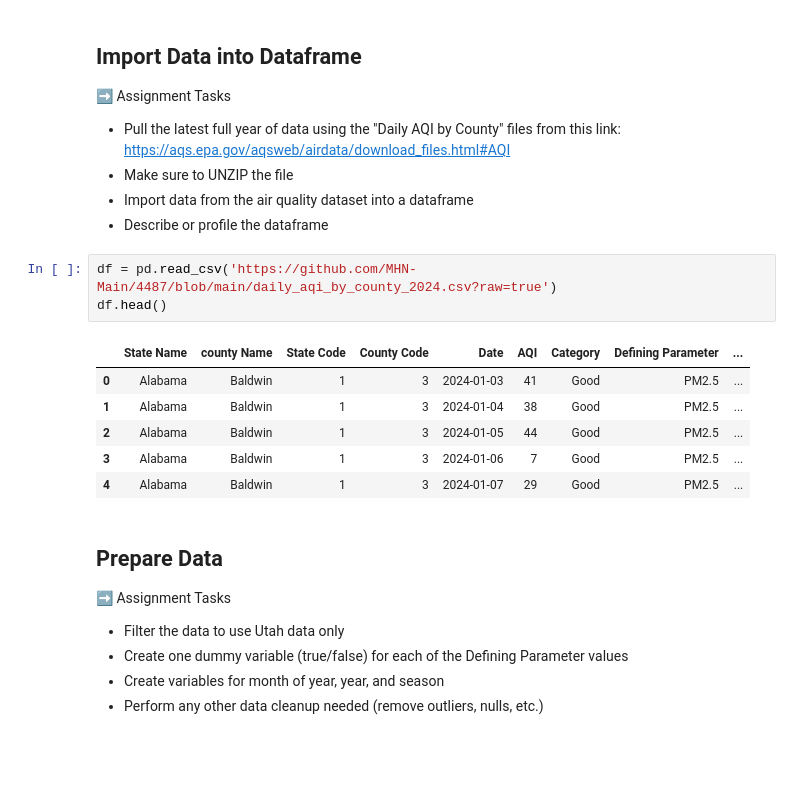
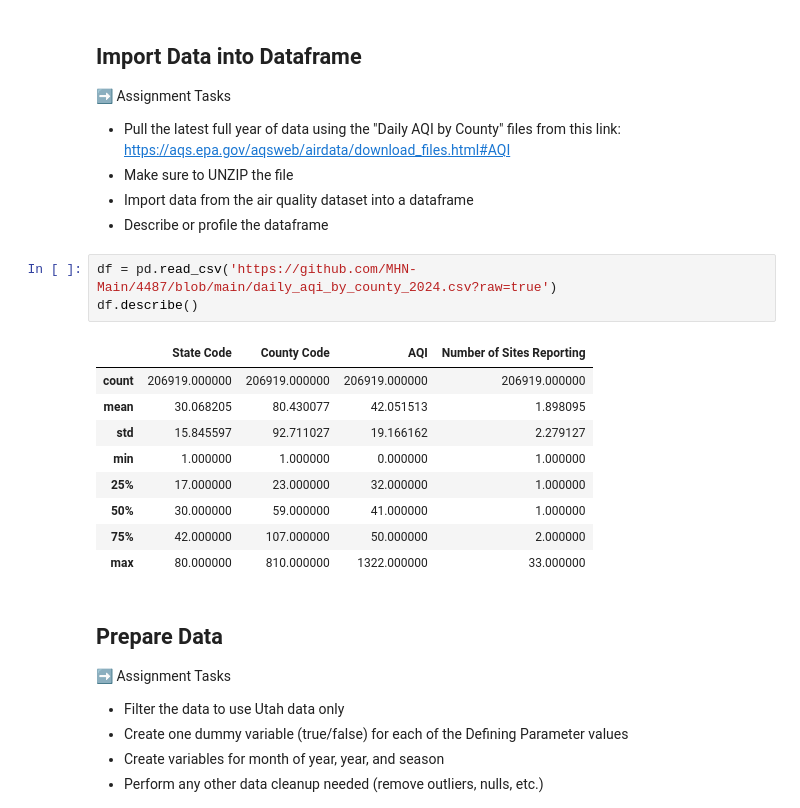
Before and after one commit to MHN-Main/4487, a Jupyter notebook: Labs/Scripts/lab_11_air_quality_regression.ipynb, the cells around one changed output. Saved outputs shown, nothing was run; the diff lists cells and outputs as text; blank space fills up the shorter version.

```diff
--- a/Labs/Scripts/lab_11_air_quality_regression.ipynb
+++ b/Labs/Scripts/lab_11_air_quality_regression.ipynb
@@ -51,14 +52,17 @@ from sklearn.metrics import r2_score
 - Describe or profile the dataframe
 # %%
 df = pd.read_csv('https://github.com/MHN-Main/4487/blob/main/daily_aqi_by_county_2024.csv?raw=true')
-df.head()
+df.describe()
 # %% [output]
-|  | State Name | county Name | State Code | County Code | Date | AQI | Category | Defining Parameter | ... |
-| 0 | Alabama | Baldwin | 1 | 3 | 2024-01-03 | 41 | Good | PM2.5 | ... |
-| 1 | Alabama | Baldwin | 1 | 3 | 2024-01-04 | 38 | Good | PM2.5 | ... |
-| 2 | Alabama | Baldwin | 1 | 3 | 2024-01-05 | 44 | Good | PM2.5 | ... |
-| 3 | Alabama | Baldwin | 1 | 3 | 2024-01-06 | 7 | Good | PM2.5 | ... |
-| 4 | Alabama | Baldwin | 1 | 3 | 2024-01-07 | 29 | Good | PM2.5 | ... |
+|  | State Code | County Code | AQI | Number of Sites Reporting |
+| count | 206919.000000 | 206919.000000 | 206919.000000 | 206919.000000 |
+| mean | 30.068205 | 80.430077 | 42.051513 | 1.898095 |
+| std | 15.845597 | 92.711027 | 19.166162 | 2.279127 |
+| min | 1.000000 | 1.000000 | 0.000000 | 1.000000 |
+| 25% | 17.000000 | 23.000000 | 32.000000 | 1.000000 |
+| 50% | 30.000000 | 59.000000 | 41.000000 | 1.000000 |
+| 75% | 42.000000 | 107.000000 | 50.000000 | 2.000000 |
+| max | 80.000000 | 810.000000 | 1322.000000 | 33.000000 |
 # %% [markdown]
 ## Prepare Data
 
```
Also changed, not shown: parts of 13 cells of this notebook.
